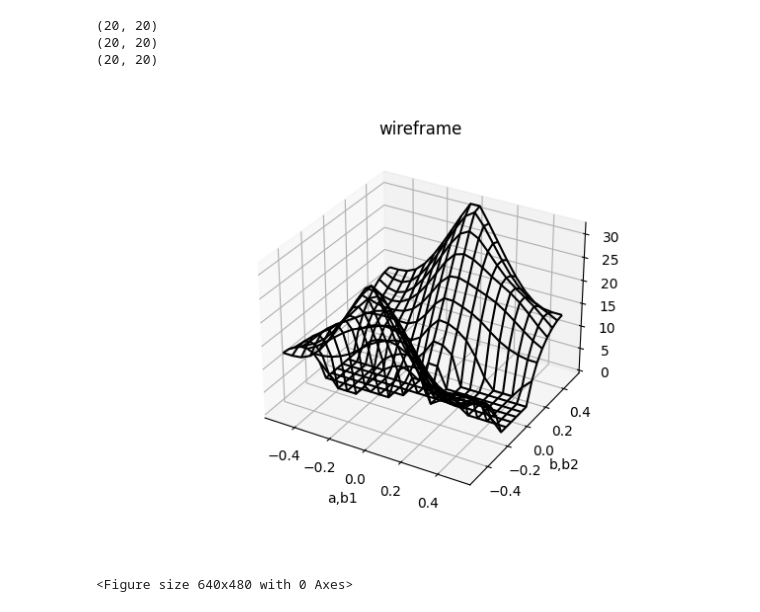
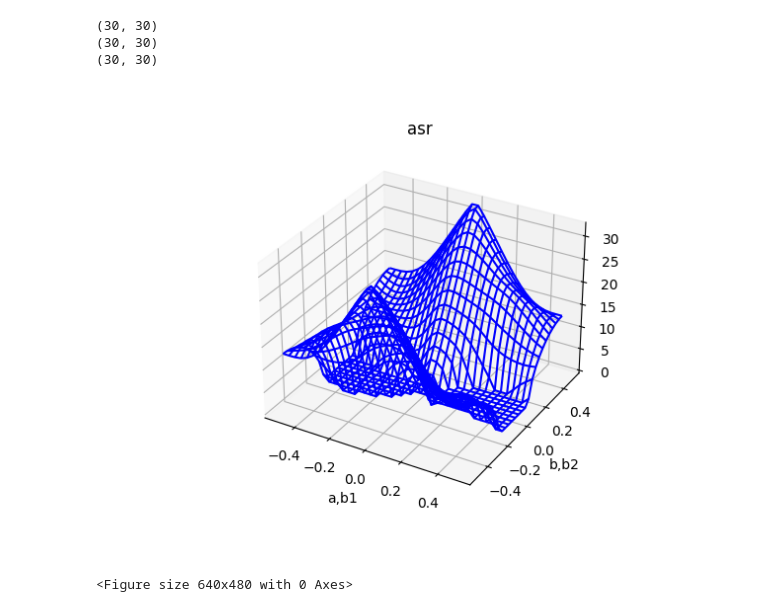
Before and after one commit to Kugetsu/vscode_git, a Jupyter notebook: ISAC06/ISAC_06.ipynb, the cells around one changed output. Saved outputs shown, nothing was run; the diff lists cells and outputs as text; code cells hidden in the pictures.

```diff
--- a/ISAC06/ISAC_06.ipynb
+++ b/ISAC06/ISAC_06.ipynb
@@ -242,41 +242,41 @@ def f(x,y):
 
     l,P=np.linalg.eig(matK)
     l=np.sort(l,axis=0)
     return l[mode_num-1]
 
 #x，y范围
-x = np.linspace(-0.5,0.5,20)
-y = np.linspace(-0.5,0.5,20)
+x = np.linspace(-0.5,0.5,30)
+y = np.linspace(-0.5,0.5,30)
 X, Y = np.meshgrid(x,y)
 #Z = np.vectorize(f)(X,Y)
 Z = sf*np.sqrt(np.vectorize(f)(X, Y)/0.000059)
 Z_real = np.real(Z)
 
 print(X.shape) #(37,37)
 print(Y.shape) #(37,37)
 print(Z.shape)
 #绘制图像
 fig = plt.figure()
 ax = plt.axes(projection='3d')
 ax.set_xlabel('a,b1')
 ax.set_ylabel('b,b2')
 #调用绘制线框图的函数plot_wireframe()
-ax.plot_wireframe(X, Y, Z_real, color='black')
-ax.set_title('wireframe')
+ax.plot_wireframe(X, Y, Z_real, color='blue')
+ax.set_title('asr')
 
 def on_click(event):
     ax.view_init(elev=event.ydata,azim=event.xdata)
     fig.canvas.draw_idle()
     fig.canvas.flush_events()
 
 fig.canvas.mpl_connect('button_press_event',on_click)
 
 plt.show()
 # %% [output]
-(20, 20)
-(20, 20)
-(20, 20)
+(30, 30)
+(30, 30)
+(30, 30)
-[figure, old version]
+[figure, new version]
 # %%
 #DOS计算模块：由4分之一FBZ的统计得到，整体应该分为计算部分和能量分拣部分。
 #计算区间的判断为各个方向（逆向量）的极值（循环范围）和数个不等式（判断语句）组成。
```
Also changed, not shown: 2 other files.
